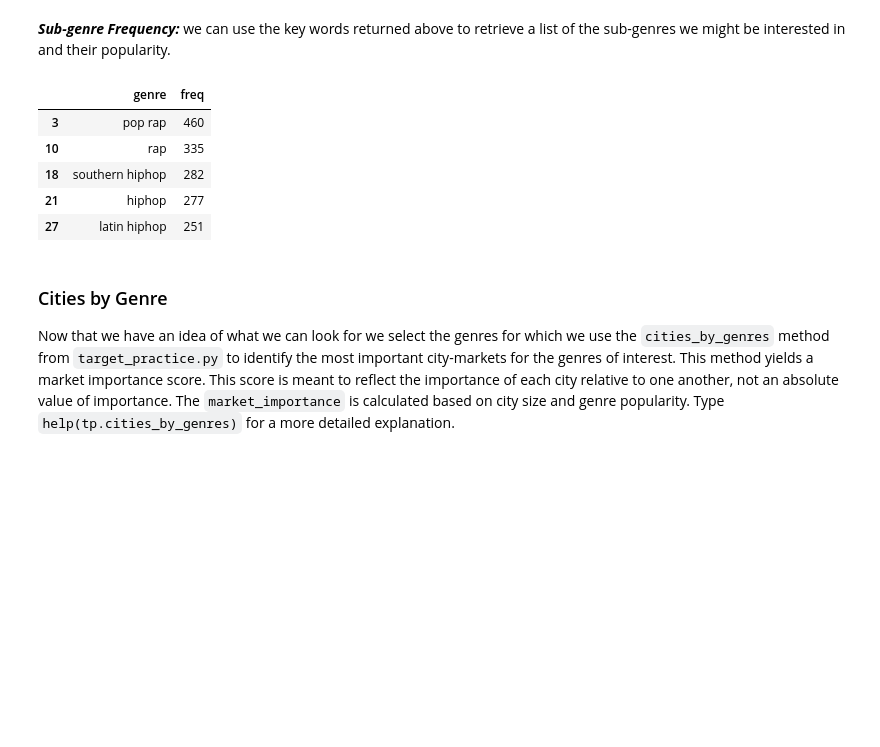
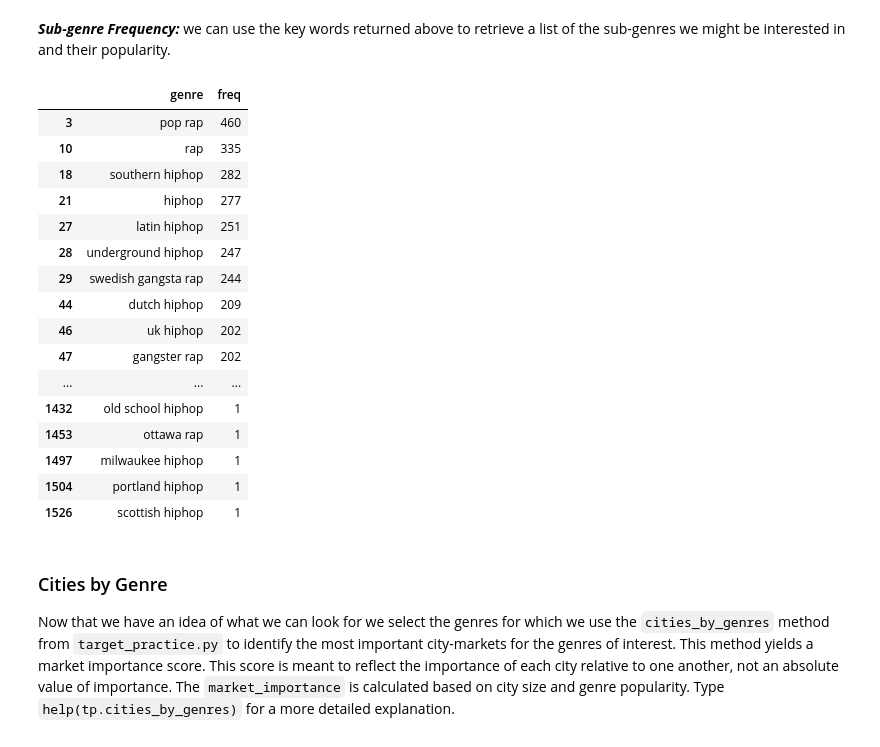
Before and after one commit to losDaniel/Music-Marketing, a Jupyter notebook: targeting.ipynb, the cells around one changed output. Drawn from its saved outputs; the diff is of its cells as text; code cells hidden in the pictures; blank space fills up the shorter version.

```diff
--- a/targeting.ipynb
+++ b/targeting.ipynb
@@ -38,14 +45,25 @@ descriptor_frequencies[descriptor_frequencies['Descr'].str.contains('hop')].appe
 ***Sub-genre Frequency:*** we can use the key words returned above to retrieve a list of the sub-genres we might be interested in and their popularity.
 # %%
 sub_freqs = tp.subgenre_freq(everygenre, ['rap','hiphop'])
-sub_freqs.head(5)
+sub_freqs
 # %% [output]
 |  | genre | freq |
 | 3 | pop rap | 460 |
 | 10 | rap | 335 |
 | 18 | southern hiphop | 282 |
 | 21 | hiphop | 277 |
 | 27 | latin hiphop | 251 |
+| 28 | underground hiphop | 247 |
+| 29 | swedish gangsta rap | 244 |
+| 44 | dutch hiphop | 209 |
+| 46 | uk hiphop | 202 |
+| 47 | gangster rap | 202 |
+| ... | ... | ... |
+| 1432 | old school hiphop | 1 |
+| 1453 | ottawa rap | 1 |
+| 1497 | milwaukee hiphop | 1 |
+| 1504 | portland hiphop | 1 |
+| 1526 | scottish hiphop | 1 |
 # %% [markdown]
 ### Cities by Genre
 
```
Also changed, not shown: parts of 7 cells of this notebook, 6 other files.
